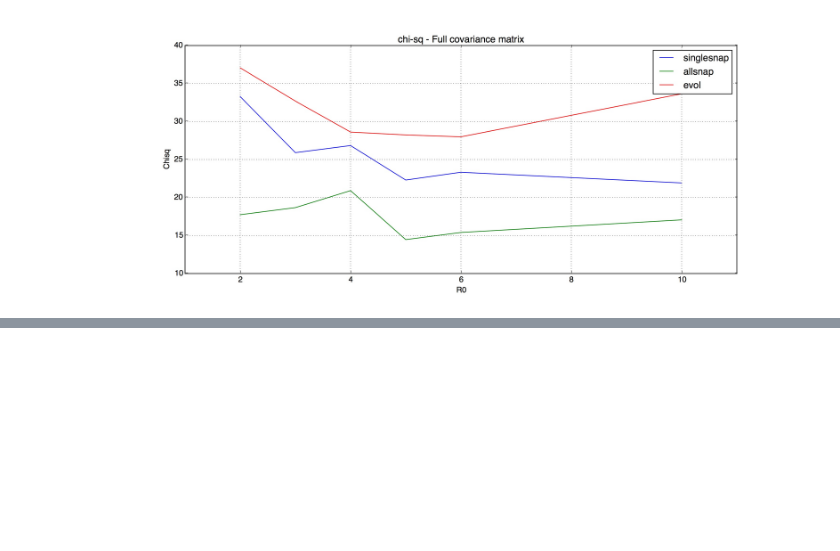
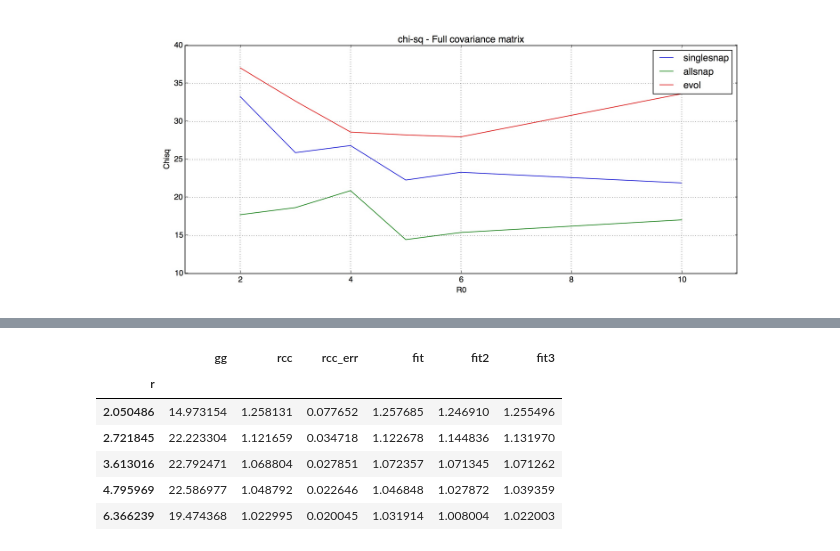
Before and after one commit to ja-vazquez/Upsilon, a Jupyter notebook: Upsilon_plots.ipynb, the cells around one changed output, grey strips where cells are left out. Drawn from its saved outputs; the diff is of its cells as text; code cells hidden in the pictures; blank space fills up the shorter version.

```diff
--- a/Upsilon_plots.ipynb
+++ b/Upsilon_plots.ipynb
@@ -421,0 +491,10 @@ display(Image(filename='run_files/chisq.jpg'))
+# %%
+dtt.head()
+# %% [output]
+|  | gg | rcc | rcc_err | fit | fit2 | fit3 |
+| r |  |  |  |  |  |  |
+| 2.050486 | 14.973154 | 1.258131 | 0.077652 | 1.257685 | 1.246910 | 1.255496 |
+| 2.721845 | 22.223304 | 1.121659 | 0.034718 | 1.122678 | 1.144836 | 1.131970 |
+| 3.613016 | 22.792471 | 1.068804 | 0.027851 | 1.072357 | 1.071345 | 1.071262 |
+| 4.795969 | 22.586977 | 1.048792 | 0.022646 | 1.046848 | 1.027872 | 1.039359 |
+| 6.366239 | 19.474368 | 1.022995 | 0.020045 | 1.031914 | 1.008004 | 1.022003 |
```
Also changed, not shown: parts of 16 cells of this notebook.
